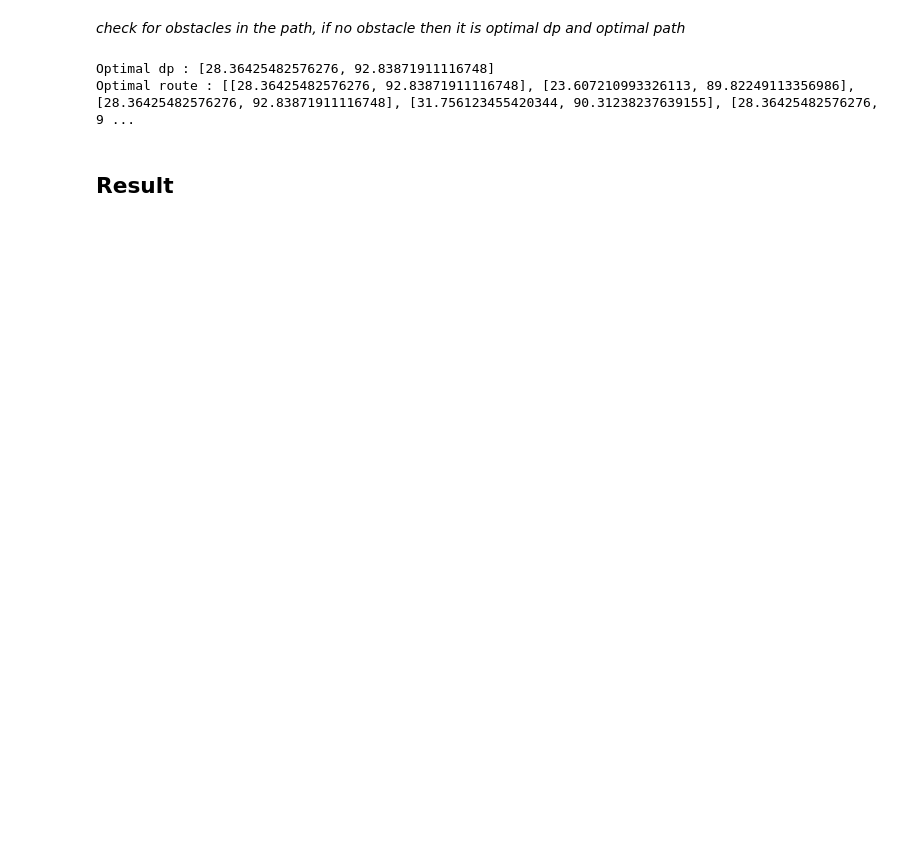
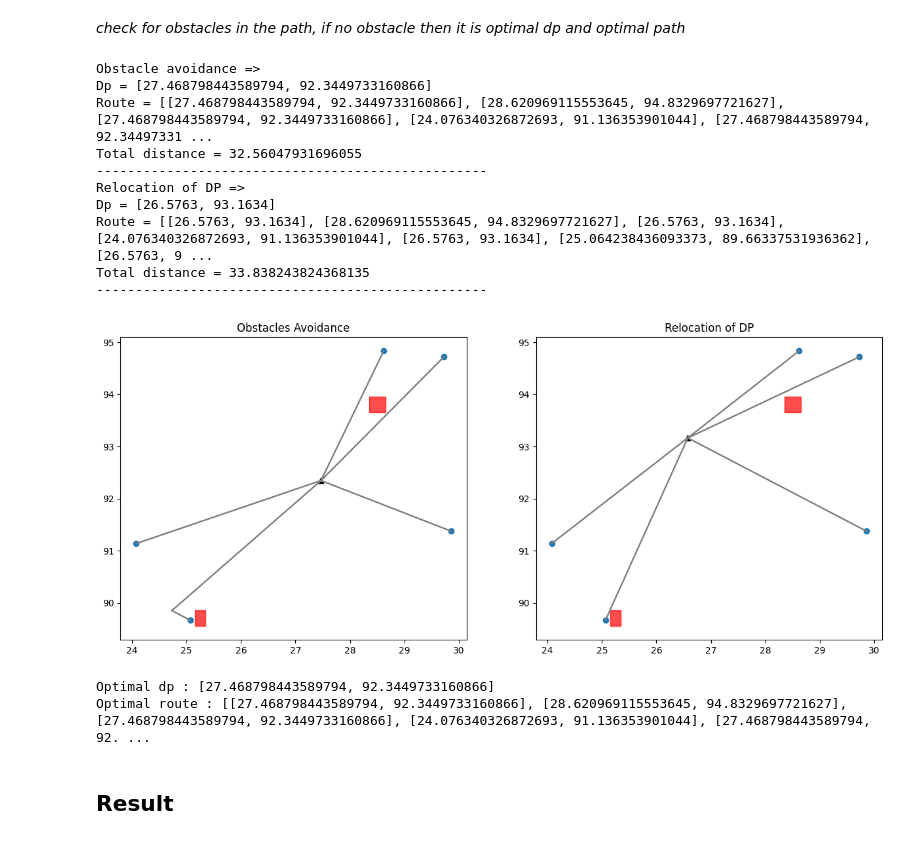
Before and after one commit to CR-Samrat/drone-based-delivary, a Jupyter notebook: euclidean_with_obstacles.ipynb, the cells around one changed output. Saved outputs shown, nothing was run; the diff lists cells and outputs as text; code cells hidden in the pictures; blank space fills up the shorter version.

```diff
--- a/euclidean_with_obstacles.ipynb
+++ b/euclidean_with_obstacles.ipynb
@@ -234,23 +312,63 @@ Initial Distance : 39.74308252279567
 # %%
 THRESHOLD = initial_dist + (initial_dist*0.03)
 
 if(detect_obstacle(initial_route, obstacles)):
+
+    # obstacle avoidance
     temp_route = initial_route.copy()
     new_route = adv_route(temp_route, initial_dp, obstacles)
     new_dist = total_dist(new_route)
-    if new_dist <= THRESHOLD:
+    print("Obstacle avoidance =>")
+    print("Dp =",initial_dp)
+    print("Route =",new_route)
+    print("Total distance =",new_dist)
+    print("-"*50)
+
+    # locate new dp
+    new_dp = calculate_obstacle_free_dp(delivary_loc, obstacles)
+    final_route = replace(initial_route, initial_dp, new_dp)
+    final_dist = total_dist(final_route)
+    print("Relocation of DP =>")
+    print("Dp =",new_dp)
+    print("Route =",final_route)
+    print("Total distance =",final_dist)
+    print("-"*50)
+
+    # comparison
+    if final_dist < new_dist:
+        optimal_dp = new_dp
+        optimal_route = final_route
+    else:
         optimal_dp = initial_dp
         optimal_route = new_route
-    # else relocate the dp
+
+    # visual representation
+    plt.figure(figsize=(15,6))
+    plt.subplot(1,2,1)
+    plot_initial_route(initial_dp,delivary_loc, obstacles, new_route, "Obstacles Avoidance")
+    plt.subplot(1,2,2)
+    plot_initial_route(new_dp,delivary_loc, obstacles, final_route, "Relocation of DP")
+    plt.show()
 else:
     optimal_dp = initial_dp
     optimal_route = initial_route
 
 print("Optimal dp :",optimal_dp)
 print("Optimal route :",optimal_route)
 # %% [output]
-Optimal dp : [28.36425482576276, 92.83871911116748]
-Optimal route : [[28.36425482576276, 92.83871911116748], [23.607210993326113, 89.82249113356986], [28.36425482576276, 92.83871911116748], [31.756123455420344, 90.31238237639155], [28.36425482576276, 9 ...
+Obstacle avoidance =>
+Dp = [27.468798443589794, 92.3449733160866]
+Route = [[27.468798443589794, 92.3449733160866], [28.620969115553645, 94.8329697721627], [27.468798443589794, 92.3449733160866], [24.076340326872693, 91.136353901044], [27.468798443589794, 92.34497331 ...
+Total distance = 32.56047931696055
+--------------------------------------------------
+Relocation of DP =>
+Dp = [26.5763, 93.1634]
+Route = [[26.5763, 93.1634], [28.620969115553645, 94.8329697721627], [26.5763, 93.1634], [24.076340326872693, 91.136353901044], [26.5763, 93.1634], [25.064238436093373, 89.66337531936362], [26.5763, 9 ...
+Total distance = 33.838243824368135
+--------------------------------------------------
+[figure, added]
+Optimal dp : [27.468798443589794, 92.3449733160866]
+Optimal route : [[27.468798443589794, 92.3449733160866], [28.620969115553645, 94.8329697721627], [27.468798443589794, 92.3449733160866], [24.076340326872693, 91.136353901044], [27.468798443589794, 92. ...
 # %% [markdown]
 ## Result
 # %%
```
Also changed, not shown: parts of 20 cells of this notebook.
